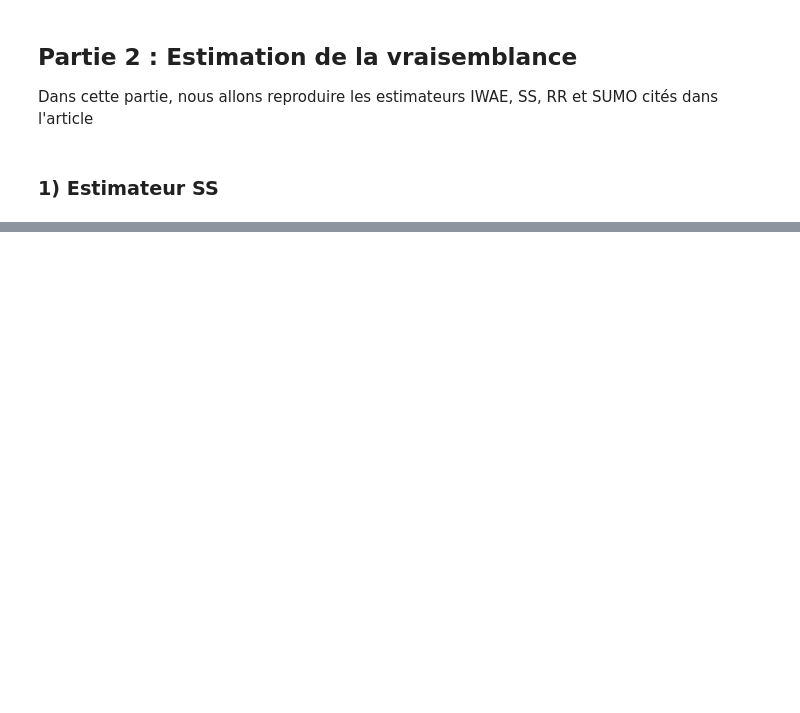
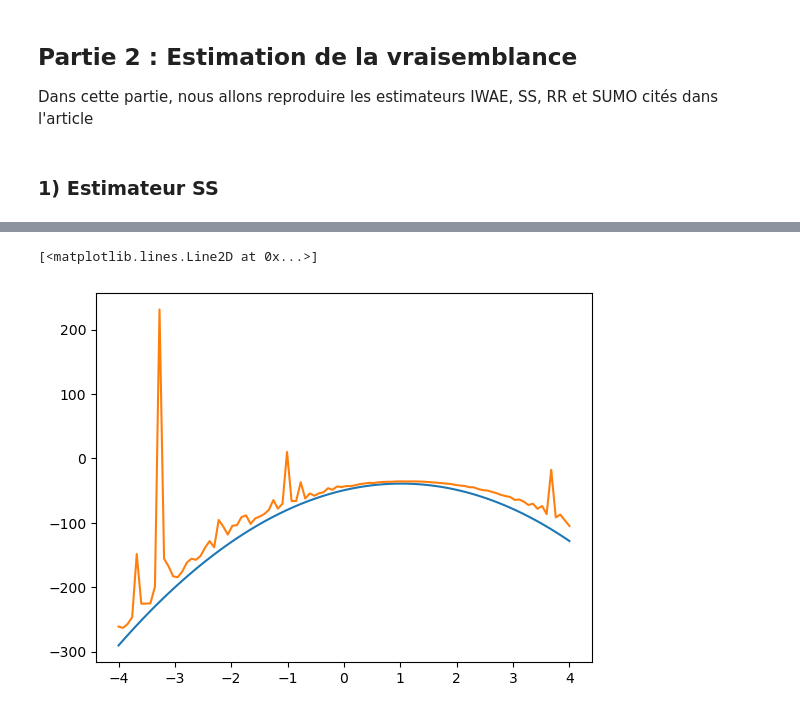
Before and after one commit to RyanSAMAMA/SMC_unbiaised_gradient, a Jupyter notebook: test_code_ryan.ipynb, the cells around one changed output, grey strips where cells are left out. Drawn from its saved outputs; the diff is of its cells as text; code cells hidden in the pictures; blank space fills up the shorter version.

```diff
--- a/test_code_ryan.ipynb
+++ b/test_code_ryan.ipynb
@@ -98,0 +116,9 @@ def SS_estimator()
+# %%
+def log_likelihood(X_data,mu):
+    mu_vector = np.zeros(20)+mu
+    return -10*np.log(2*np.pi)-0.5*np.log(4)-0.5*np.dot(np.transpose(X_data-mu_vector),X_data-mu_vector)
+# %%
+HG = []
+for i in range(100):
+    HG.append(log_likelihood(X_data,u[i]))
+HG
@@ -98,0 +143,6 @@ def SS_estimator()
+# %%
+plt.plot(u,HG)
+plt.plot(u,VD)
+# %% [output]
+[<matplotlib.lines.Line2D at 0x...>]
+[figure, added]
```
Also changed, not shown: parts of 16 cells of this notebook.
